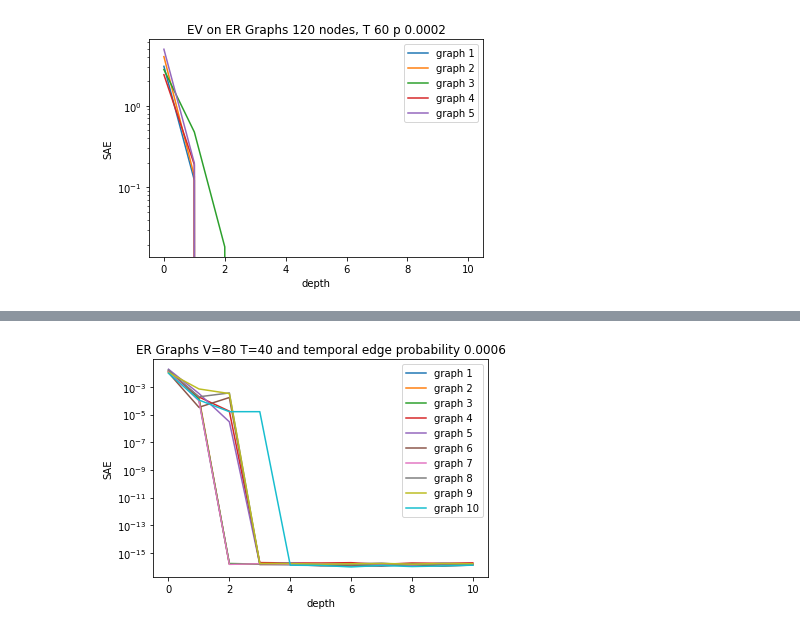
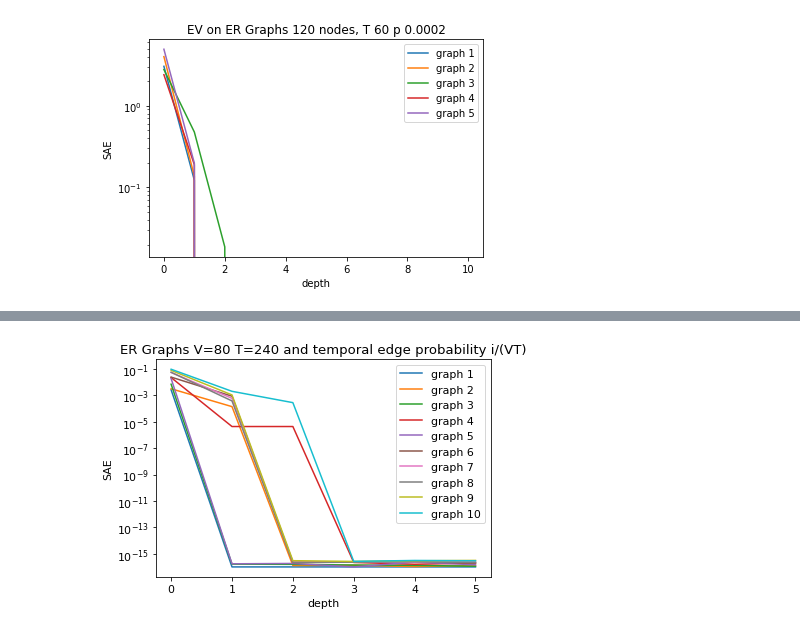
Before and after one commit to busyweaver/temporal_nest, a Jupyter notebook: synthetic_data.ipynb, the cells around one changed output, grey strips where cells are left out. Drawn from its saved outputs; the diff is of its cells as text; code cells hidden in the pictures.

```diff
--- a/synthetic_data.ipynb
+++ b/synthetic_data.ipynb
@@ -26,6 +26,17 @@ def erdos_renyi_temp(n,tm,p, dire = "d"):
 
 
     return g
+
+import pickle
+
+def save_dic(s,d):
+    with open(s+".pkl","wb") as f:
+        pickle.dump(d,f)
+
+def read_dic(s):
+    with open(s+".pkl", 'rb') as f:
+        d = pickle.load(f)
+    return d
 # %%
 import numpy as np
 def temp_to_matrices(g):
@@ -475,11 +486,11 @@ N = 80
 repet = 10
 direc = "u"
 d = dict()
-dep = 10
+dep = 7
 n = N
-T = n//2
-p = 2/(n*T)
+T = n*3
 for j in range(1,repet+1):
+    p = j/(n*T)
     g = erdos_renyi_temp(n,T,p,dire = direc)
     s = exp(g)
     _, col, keep, nb_con = gc.weisfeiler_lehman_graph_hash(g, keep_iterations = True)
@@ -524,27 +528,34 @@ iteration 7
 # %%
 import matplotlib.pyplot as plt
 import numpy as np
 
+save_dic("exp_dic",d)
+
 # evenly sampled time at 200ms intervals
-x = [  de for de in range(0,dep+1) ]
+dep_plotted = dep + 1
+dep_plotted = 6
+x = [  de for de in range(0,dep_plotted) ]
 x.sort()
 y = dict()
 
 for n in d.keys():
     for de in d[n].keys():
         if n not in y:
             y[n] = []
-        y[n].append(d[n][de] + math.pow(10,-16))
+        if de < dep_plotted:
+            y[n].append(d[n][de] + math.pow(10,-16))
 
 # red dashes, blue squares and green triangles
 for n in y.keys():
     plt.plot(x,y[n],label='graph '+str(n))
 plt.yscale("log")
 plt.xlabel("depth")
 plt.ylabel("SAE")
-plt.title('ER Graphs V='+str(N)+' T='+ str(T) +" and temporal edge probability "+str(float(p))[:6])
+plt.title('ER Graphs V='+str(N)+' T='+ str(T) +" and temporal edge probability i/(VT)")
 plt.legend()
+plt.rcParams.update({'font.size': 11})
+
 plt.savefig('exp.png', dpi=300)
 plt.show()
 # %% [output]
-[figure, old version]
+[figure, new version]
```
Also changed, not shown: parts of 1 cell of this notebook, 3 other files.
